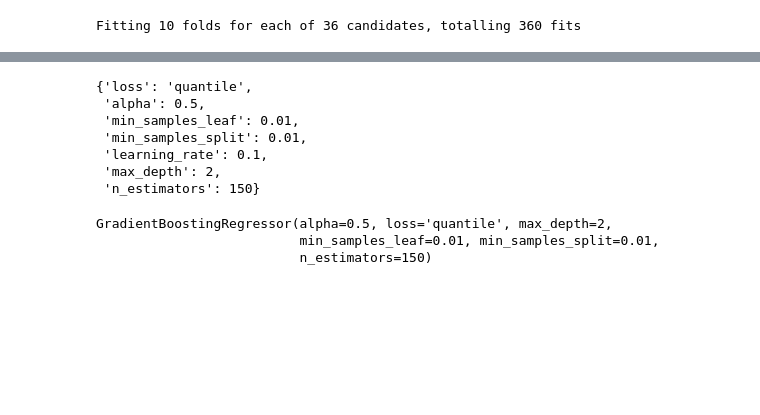
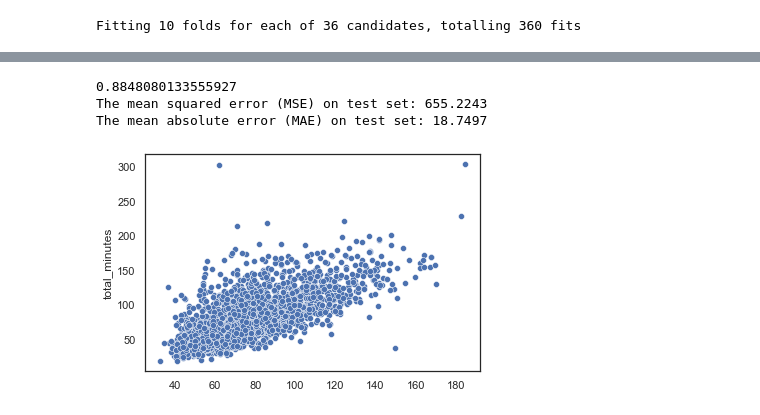
Before and after one commit to iair/cornershop_test, a Jupyter notebook: notebooks/prototypes/training.ipynb, the cells around one changed output, grey strips where cells are left out. Saved outputs shown, nothing was run; the diff lists cells and outputs as text; code cells hidden in the pictures; blank space fills up the shorter version.

```diff
--- a/notebooks/prototypes/training.ipynb
+++ b/notebooks/prototypes/training.ipynb
@@ -182,5 +160,10 @@ pickle.dump(model, open(file_name, "wb"))
 # %% [markdown]
 ## Quantile Gradient Boosting
+# %%
+X_train_nona = X_train[~X_train.isna().any(axis=1)]
+y_train_nona = y_train[X_train_nona .index]
+X_test_nona = X_test[~X_test.isna().any(axis=1)]
+y_test_nona = y_test[X_test_nona .index]
 # %%
 gbr_params = dict(
     learning_rate=0.1,
@@ -199,7 +182,7 @@ max_depth = [2, 3, 4]
 learning_rate = [0.05,0.1,0.3,0.5]
 param_grid = dict(max_depth=max_depth, n_estimators=n_estimators, learning_rate= learning_rate)
 grid_search = GridSearchCV(reg, param_grid, scoring="neg_mean_absolute_error", cv= 10, n_jobs=2, verbose=1)
-grid_result = grid_search.fit(X.values, y.values)
+grid_result = grid_search.fit(X_train_nona.values, y_train_nona.values)
 # %% [output]
 Fitting 10 folds for each of 36 candidates, totalling 360 fits
 # %%
@@ -231,24 +195,0 @@ Best: -18.774295 using {'learning_rate': 0.1, 'max_depth': 2, 'n_estimators': 15
-# %%
-params = {
-    'loss' : "quantile",
-    'alpha' : 0.5,
-    'min_samples_leaf' : 0.01,
-    'min_samples_split' : 0.01
-}
-params.update(grid_result.best_params_)
-params
-# %% [output]
-{'loss': 'quantile',
- 'alpha': 0.5,
- 'min_samples_leaf': 0.01,
- 'min_samples_split': 0.01,
- 'learning_rate': 0.1,
- 'max_depth': 2,
- 'n_estimators': 150}
-# %%
-model = GradientBoostingRegressor(**params)
-model.fit(X,y)
-# %% [output]
-GradientBoostingRegressor(alpha=0.5, loss='quantile', max_depth=2,
-                          min_samples_leaf=0.01, min_samples_split=0.01,
-                          n_estimators=150)
@@ -258,0 +196,19 @@ pickle.dump(model, open(file_name, "wb"))
+# %%
+all_models = {}
+for alpha in [0.05, 0.5, 0.95]:
+    gbr = GradientBoostingRegressor(loss="quantile", alpha=alpha, **grid_result.best_params_)
+    all_models["q %1.2f" % alpha] = gbr.fit(X_train_nona, y_train_nona)
+y_lower = all_models["q 0.05"].predict(X_test_nona)
+y_upper = all_models["q 0.95"].predict(X_test_nona)
+y_med = all_models["q 0.50"].predict(X_test_nona)
+print(sum((y_upper>=y_test_nona) & (y_lower<=y_test_nona))/ len(y_test_nona))
+mse = mean_squared_error(y_test_nona,y_med )
+mae = mean_absolute_error(y_test_nona, y_med)
+print("The mean squared error (MSE) on test set: {:.4f}".format(mse))
+print("The mean absolute error (MAE) on test set: {:.4f}".format(mae))
+sns.scatterplot(y=y_test_nona, x=y_med,legend=True);
+# %% [output]
+0.8848080133555927
+The mean squared error (MSE) on test set: 655.2243
+The mean absolute error (MAE) on test set: 18.7497
+[figure, added]
```
Also changed, not shown: parts of 26 cells of this notebook, 5 other files.
